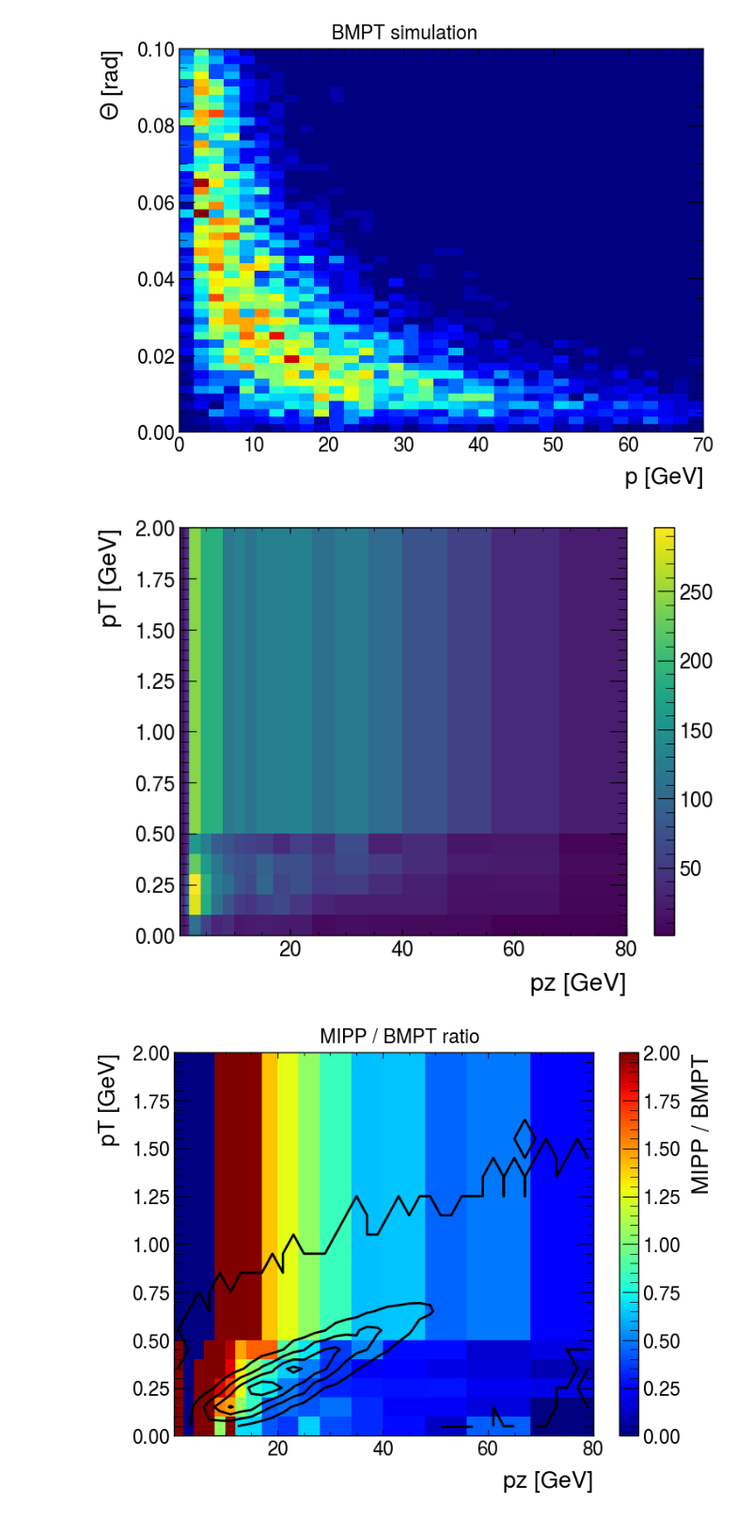
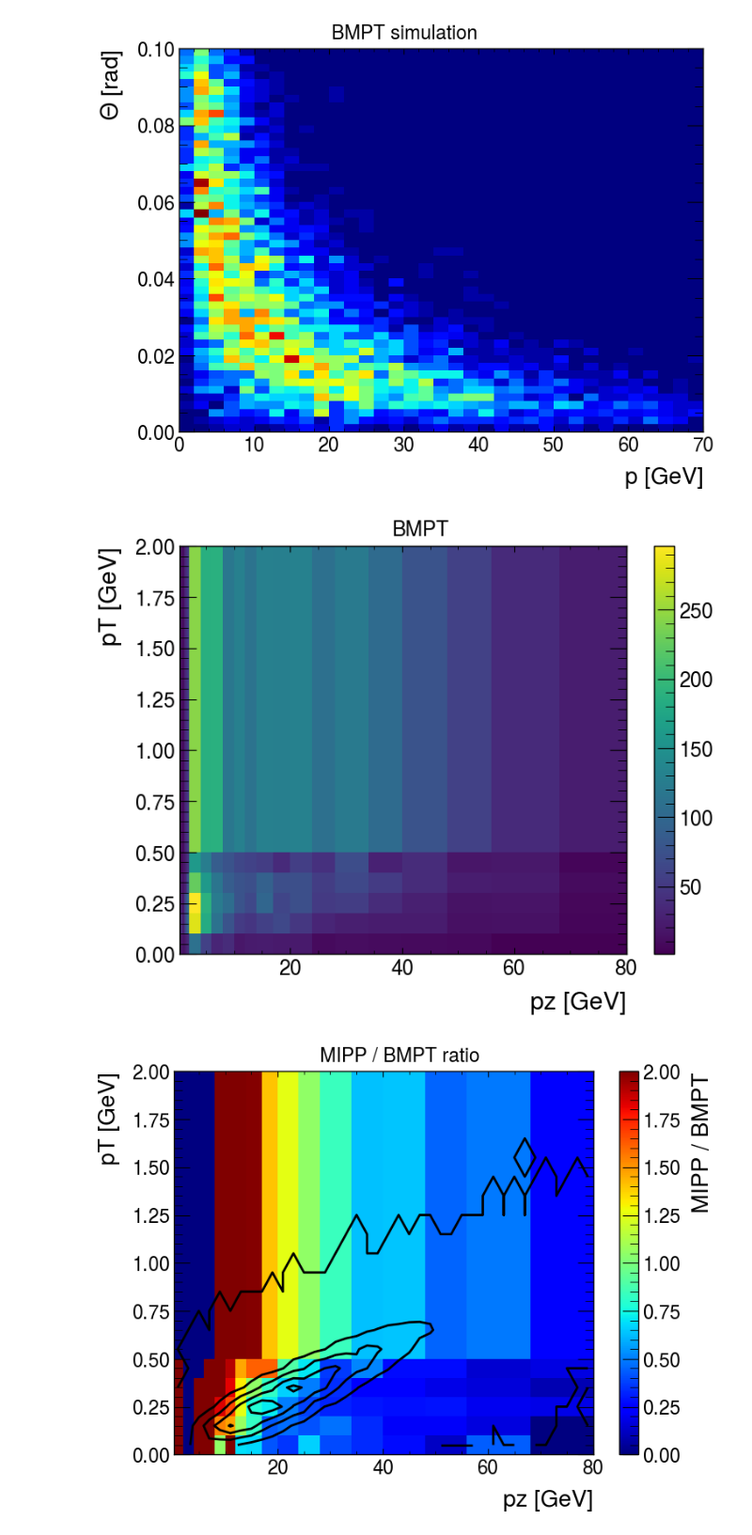
Before and after one commit to horohoo/thoroho-nova, a Jupyter notebook: ldmcode/NOvA_pion_dist.ipynb, the cells around one changed output. Shown at 94% size. Drawn from its saved outputs; the diff is of its cells as text; code cells hidden in the pictures.

```diff
--- a/ldmcode/NOvA_pion_dist.ipynb
+++ b/ldmcode/NOvA_pion_dist.ipynb
@@ -296,9 +291,0 @@ print(np.sum(bdnmc_hist))
-# %%
-hist_norm = hist[0]/np.sum(hist[0])
-
-correction = 0
-
-for i in range(len(MIPP_avg)):
-    for j in range(len(MIPP_avg[i])):
-        correction += hist_norm[i][j]*MIPP_avg[i][j]
-print(correction)
@@ -377,18 +306,0 @@ def normalize(weights, bins):
-# %%
-pz_range = ['[0.30, 0.50) GeV', '[0.50, 0.62) GeV', '[0.62, 0.75) GeV', '[0.75, 0.88) GeV', '[0.88, 1.00) GeV',
-            '[1.00, 1.20) GeV', '[1.20, 1.50) GeV', '[1.50, 2.00) GeV', '[2.00, 4.00) GeV', '[4.00, 6.00) GeV',
-            '[6.00, 8.00) GeV', '[8.00, 10.00) GeV', '[10.00, 12.00) GeV', '[12.00, 14.00) GeV', '[14.00, 17.00) GeV',
-            '[17.00, 20.00) GeV', '[20.00, 24.00) GeV', '[24.00, 28.00) GeV', '[28.00, 34.00) GeV', '[34.00, 40.00) GeV',
-            '[40.00, 48.00) GeV', '[48.00, 56.00) GeV', '[56.00, 68.00) GeV', '[68.00, 80.00) GeV']
-
-for i in range(len(MIPP_avg)):
-    fig, ax1 = plt.subplots()
-    ax2 = ax1.twinx()
-    hist1 = ax1.hist(binvals(bins_pT), bins=bins_pT, weights=normalize(MIPP_avg[i], bins_pT),histtype='step', label='MIPP data',color='blue')
-    hist2 = ax2.hist(binvals(bins_pT), bins=bins_pT, weights=normalize(bdnmc_hist[i], bins_pT),histtype='step', label='BdNMC',color='orange')
-    #ax1.legend()
-    ax1.set_xlabel('pT [GeV]')
-    ax1.set_ylabel('$\pi$0 per POT per 0.1 GeV', color='blue')
-    ax2.set_ylabel('$\pi$0 per 0.1 GeV in 1e5 events', color='orange')
-    fig.suptitle('pz: ' + pz_range[i])
-    fig.show()
@@ -409,14 +306,0 @@ for i in range(len(MIPP_avg)):
-# %%
-pT_range = ['[0.00, 0.10) GeV', '[0.10, 0.20) GeV', '[0.20, 0.30) GeV', '[0.30, 0.40) GeV', '[0.40, 0.50) GeV', '[0.50, 2.00) GeV']
-
-for i in range(len(MIPP_avg.T)):
-    fig, ax1 = plt.subplots()
-    ax2 = ax1.twinx()
-    ax1.hist(binvals(bins_pz), bins=bins_pz, weights=normalize(MIPP_avg.T[i], bins_pz),histtype='step', label='MIPP data',color='blue')
-    ax2.hist(binvals(bins_pz), bins=bins_pz, weights=normalize(bdnmc_hist.T[i], bins_pz),histtype='step', label='BdNMC',color='orange')
-    ax1.set_xscale('log')
-    ax1.set_xlabel('pz [GeV]')
-    ax1.set_ylabel('$\pi$0 per POT per 0.12 GeV', color='blue')
-    ax2.set_ylabel('$\pi$0 per 0.12 GeV in 1e5 events',color='orange')
-    fig.suptitle('pT: ' + pT_range[i])
-    fig.show()
@@ -8987,14 +337,15 @@ fig.show()
 # %%
 fig, ax = plt.subplots()
 h = ax.hist2d(pz_bmpt, pT_bmpt, bins=[bins_pz, bins_pT])
 ax.set_xlabel('pz [GeV]')
 ax.set_ylabel('pT [GeV]')
 #ax.set_xscale('log')
 fig.colorbar(h[3], ax=ax)
+fig.suptitle('BMPT')
 
 fig.show()
 # %% [output]
-[figure, old version]
+[figure, new version]
 # %%
 bmpt_hist, xedges, yedges = np.histogram2d(pz_bmpt, pT_bmpt, bins=[bins_pz, bins_pT])
 #for i in range(len(MIPP_avg)):
```
Also changed, not shown: parts of 14 cells of this notebook, 1 other file.
